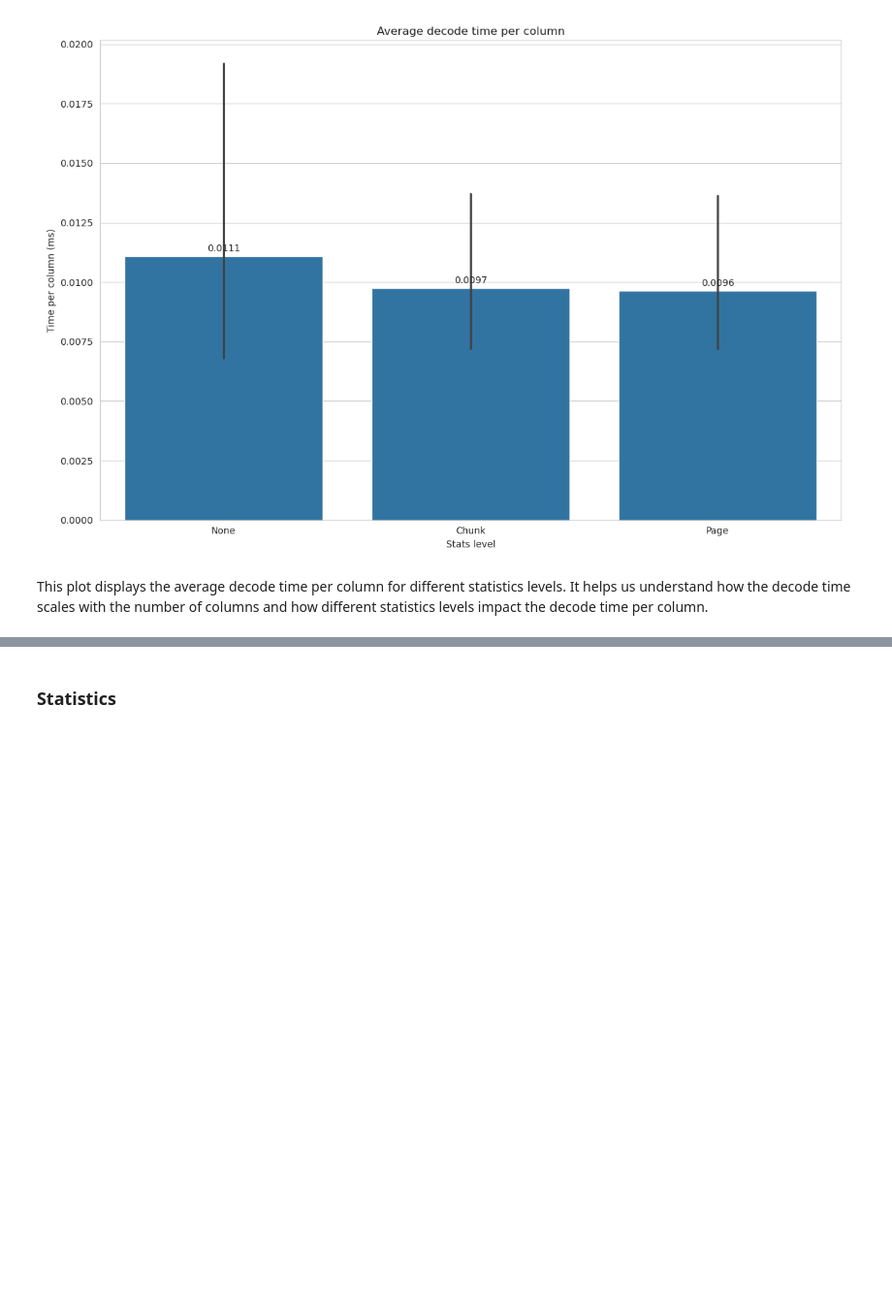
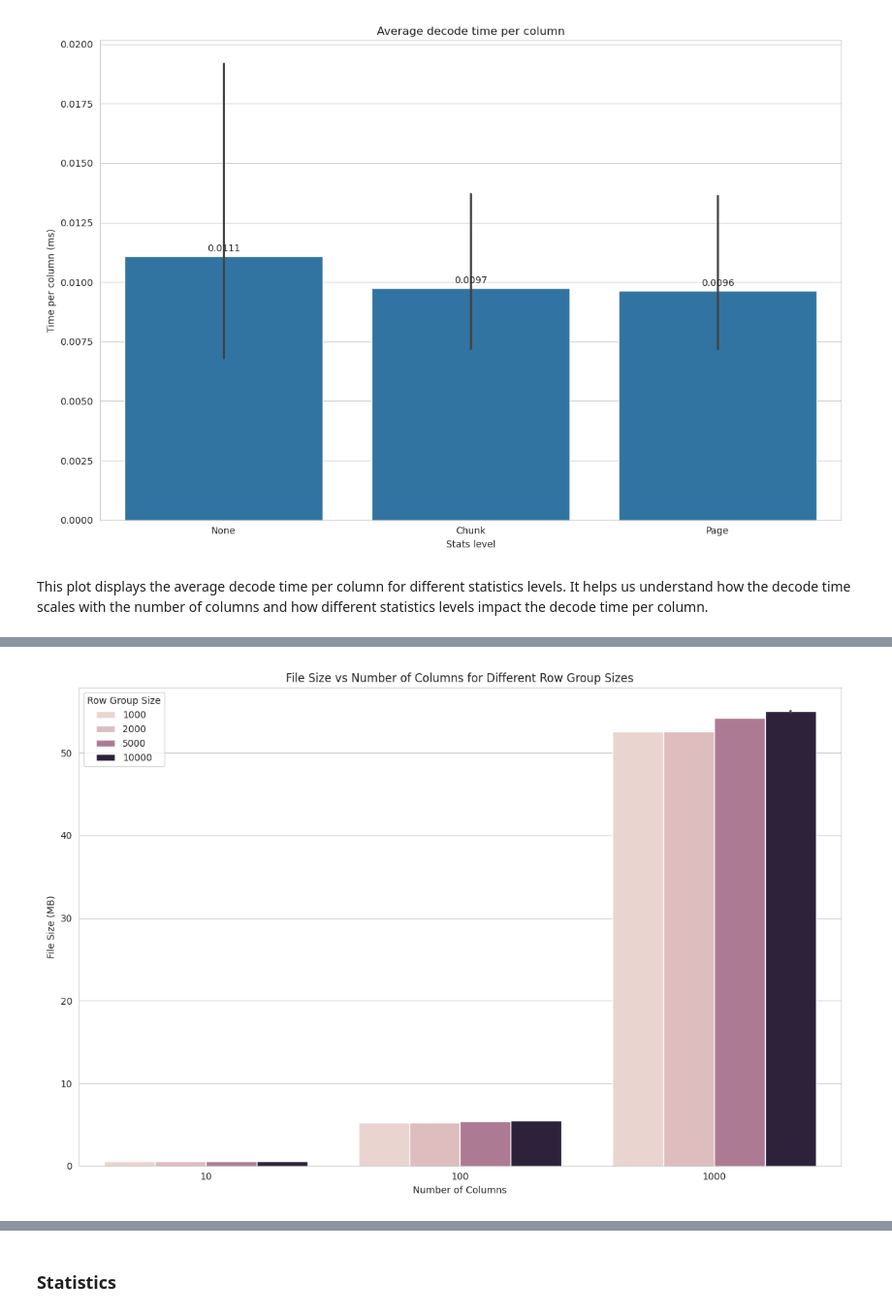
Before and after one commit to Neelaksh-Singh/gresearch_parquet_benchmarking, a Jupyter notebook: Parquet-CPP-Benchmarking.ipynb, the cells around one changed output, grey strips where cells are left out. Shown at 97% size. Cells and saved outputs as stored; diff of their text form; code cells hidden in the pictures; blank space fills up the shorter version.

```diff
--- a/Parquet-CPP-Benchmarking.ipynb
+++ b/Parquet-CPP-Benchmarking.ipynb
@@ -465,0 +528,15 @@ This plot displays the average decode time per column for different statistics l
+# %%
+# Plot 3: File Size Analysis
+plt.figure(figsize=(12, 8))
+sns.barplot(x='num_columns', y='file_size_mb', hue='row_group_size', data=df)
+plt.title('File Size vs Number of Columns for Different Row Group Sizes')
+plt.xlabel('Number of Columns')
+plt.ylabel('File Size (MB)')
+plt.legend(title='Row Group Size')
+plt.tight_layout()
+plt.savefig('file_size_analysis.png')
+plt.close()
+
+Image(filename='./file_size_analysis.png')
+# %% [output]
+[figure, added]
```
Also changed, not shown: parts of 7 cells of this notebook, 4 other files.
